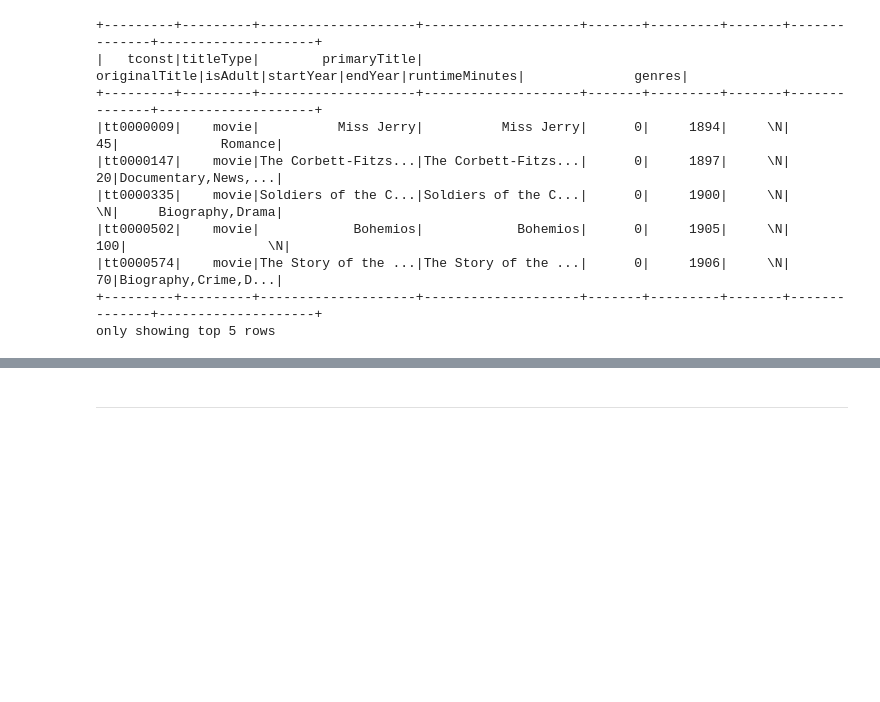
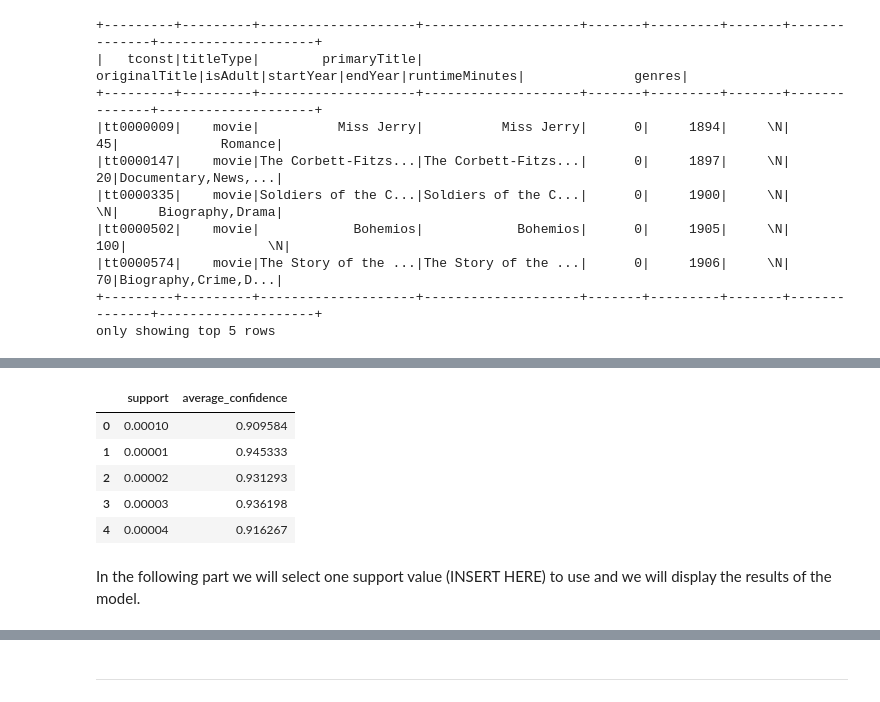
Before and after one commit to martinaviggiano/AMD_Market_Basket_IMDB, a Jupyter notebook: AMD_Market_Basket_Analysis.ipynb, the cells around one changed output, grey strips where cells are left out. Cells and saved outputs as stored; diff of their text form; code cells hidden in the pictures; blank space fills up the shorter version.

```diff
--- a/AMD_Market_Basket_Analysis.ipynb
+++ b/AMD_Market_Basket_Analysis.ipynb
@@ -425,0 +242,9 @@ only showing top 10 rows
+# %%
+df_avgconf
+# %% [output]
+|  | support | average_confidence |
+| 0 | 0.00010 | 0.909584 |
+| 1 | 0.00001 | 0.945333 |
+| 2 | 0.00002 | 0.931293 |
+| 3 | 0.00003 | 0.936198 |
+| 4 | 0.00004 | 0.916267 |
@@ -425,0 +253,2 @@ only showing top 10 rows
+# %% [markdown]
+In the following part we will select one support value (INSERT HERE) to use and we will display the results of the model.
```
Also changed, not shown: parts of 92 cells of this notebook.
